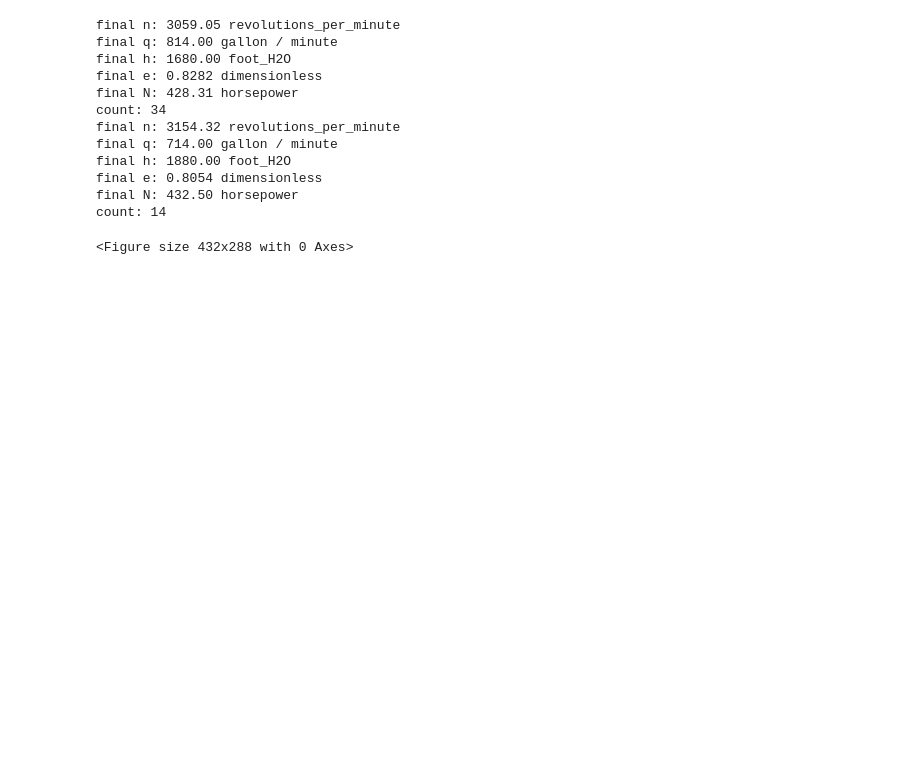
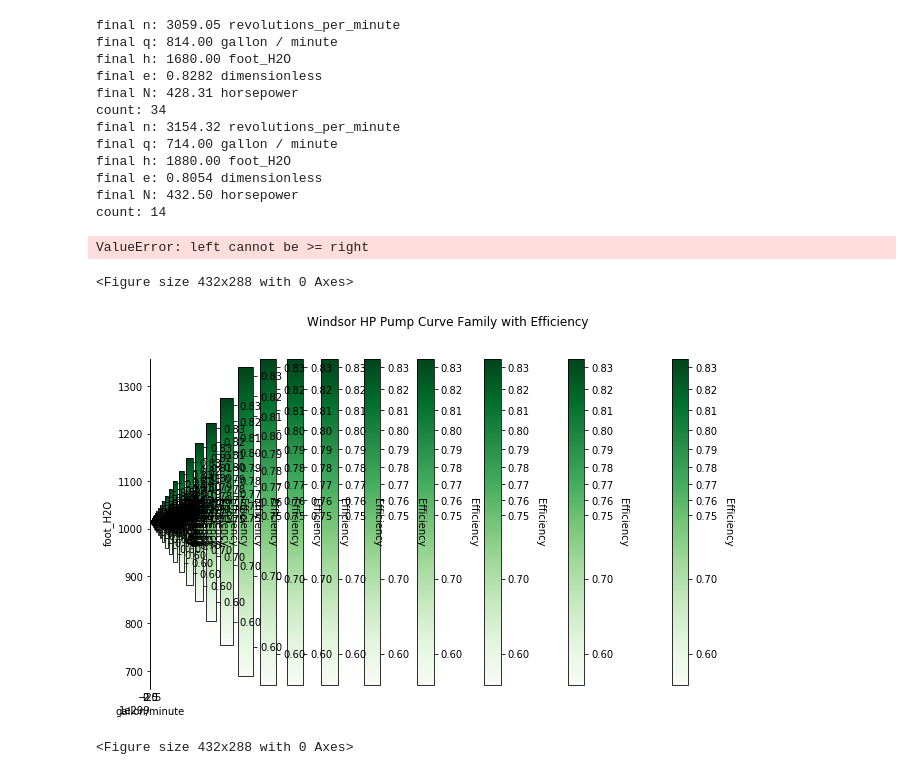
Before and after one commit to quantumleeps/PumpAnalytics, a Jupyter notebook: Example.ipynb, the cells around one changed output. Cells and saved outputs as stored; diff of their text form; code cells hidden in the pictures; blank space fills up the shorter version.

```diff
--- a/Example.ipynb
+++ b/Example.ipynb
@@ -41,12 +41,16 @@ count: 14
 # %%
 curve_range = np.linspace((750*3.023), 3550, 500)
 curve_data = [mendoza_test.change_conditions(n*u.revolutions_per_minute, (0.996*1.03)*u.dimensionless) for n in curve_range]
 colors = PumpPlot('colors', units=units_US, show_test_dots=False, efficiency_colorbar=True, color_map_type='Greens')
 for a in curve_data:
     colors.add_condition(a)
-colors.add_condition(dutypoint1)
-colors.add_condition(dutypoint2)
-colors.h_curve('Windsor HP Pump Curve Family with Efficiency', 'greensg3.png', custom_colorbar_ticks=[.6, .7, .75, .76, .77, .78, .79, .80, .81, .82, .83])
+# colors.add_condition(dutypoint1)
+# colors.add_condition(dutypoint2)
+colors.h_curve('Windsor HP Pump Curve Family with Efficiency', 'plots/greensg3.png', custom_colorbar_ticks=[.6, .7, .75, .76, .77, .78, .79, .80, .81, .82, .83])
+# %% [output]
+ValueError: left cannot be >= right
+<Figure size 432x288 with 0 Axes>
+[figure, added]
 # %%
 colors2 = PumpPlot('colors', units=units_US, show_test_dots=True, efficiency_colorbar=False)
 colors2.add_condition(dutypoint1)
```
Also changed, not shown: 3 other files.
